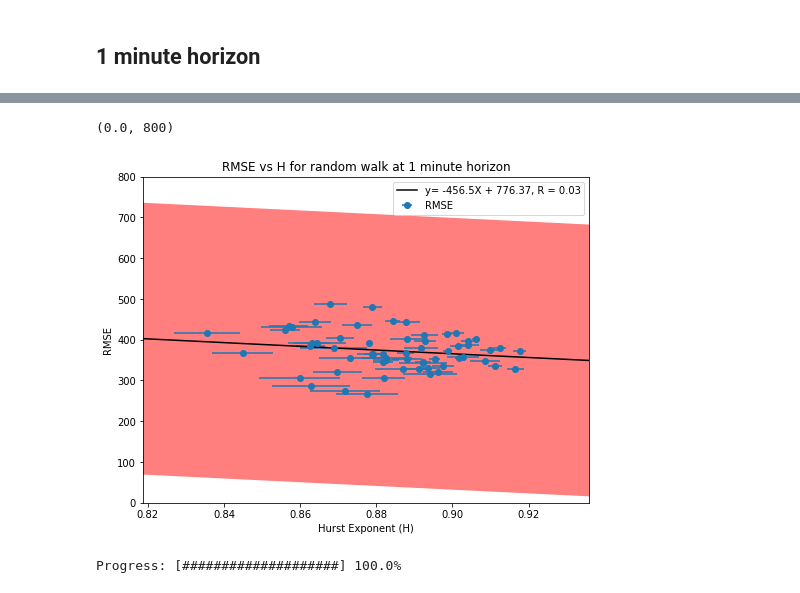
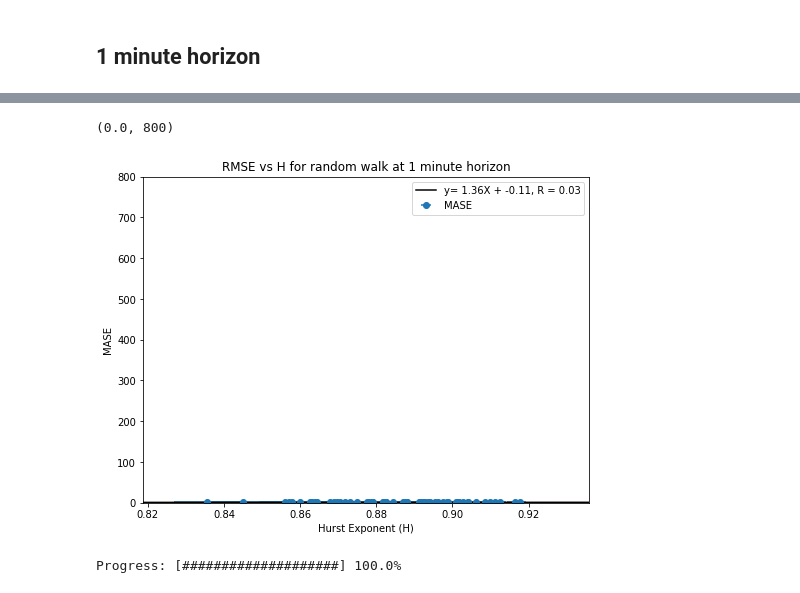
Before and after one commit to sachaBD/engg4802, a Jupyter notebook: Baselines.ipynb, the cells around one changed output, grey strips where cells are left out. Saved outputs shown, nothing was run; the diff lists cells and outputs as text; code cells hidden in the pictures.

```diff
--- a/Baselines.ipynb
+++ b/Baselines.ipynb
@@ -251,12 +226,12 @@ one_min_walk_tester.errors.head()
 # %%
 %matplotlib inline
-one_min_walk_tester.compare_hurst(hurst_estimates, err_to_use='RMSE')
+one_min_walk_tester.compare_hurst(hurst_estimates, err_to_use='MASE')
 plt.title('RMSE vs H for random walk at 1 minute horizon')
 plt.ylim([0.0, 800])
 # plt.savefig('results/images/one_min_walk_hurst_comp.png')
 # %% [output]
 (0.0, 800)
-[figure, old version]
+[figure, new version]
 # %%
 one_min_walk_tester.errors.to_csv('results/one_minute_random_walk_results.csv')
 # %%
```
Also changed, not shown: parts of 9 cells of this notebook, 5 other files.
